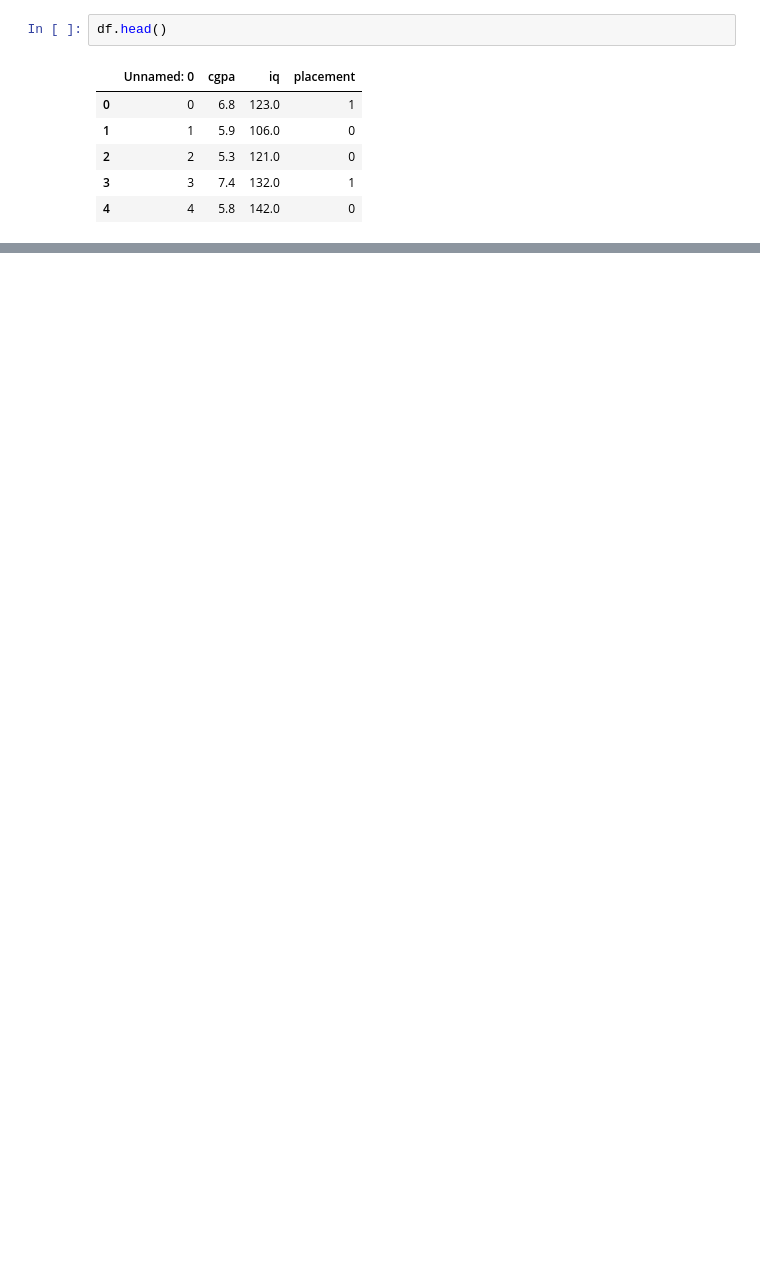
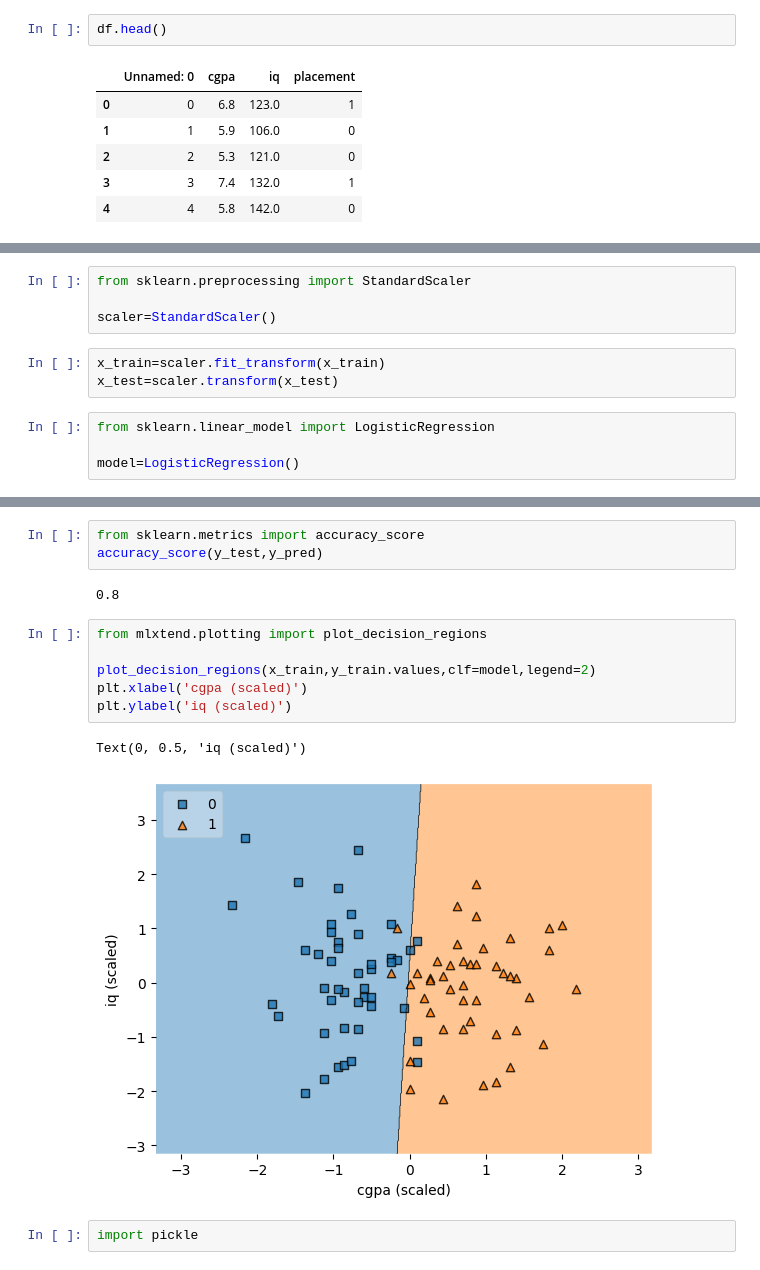
Before and after one commit to samrat-dhakal-11/machine_learning, a Jupyter notebook: first_end_to_end_ml_project.ipynb, the cells around one changed output, grey strips where cells are left out. Drawn from its saved outputs; the diff is of its cells as text; blank space fills up the shorter version.

```diff
--- a/first_end_to_end_ml_project.ipynb
+++ b/first_end_to_end_ml_project.ipynb
@@ -20,0 +71,11 @@ df.shape
+# %%
+from sklearn.preprocessing import StandardScaler
+
+scaler=StandardScaler()
+# %%
+x_train=scaler.fit_transform(x_train)
+x_test=scaler.transform(x_test)
+# %%
+from sklearn.linear_model import LogisticRegression
+
+model=LogisticRegression()
@@ -20,0 +105,16 @@ df.shape
+# %%
+from sklearn.metrics import accuracy_score
+accuracy_score(y_test,y_pred)
+# %% [output]
+0.8
+# %%
+from mlxtend.plotting import plot_decision_regions
+
+plot_decision_regions(x_train,y_train.values,clf=model,legend=2)
+plt.xlabel('cgpa (scaled)')
+plt.ylabel('iq (scaled)')
+# %% [output]
+Text(0, 0.5, 'iq (scaled)')
+[figure, added]
+# %%
+import pickle
```
Also changed, not shown: parts of 14 cells of this notebook.
